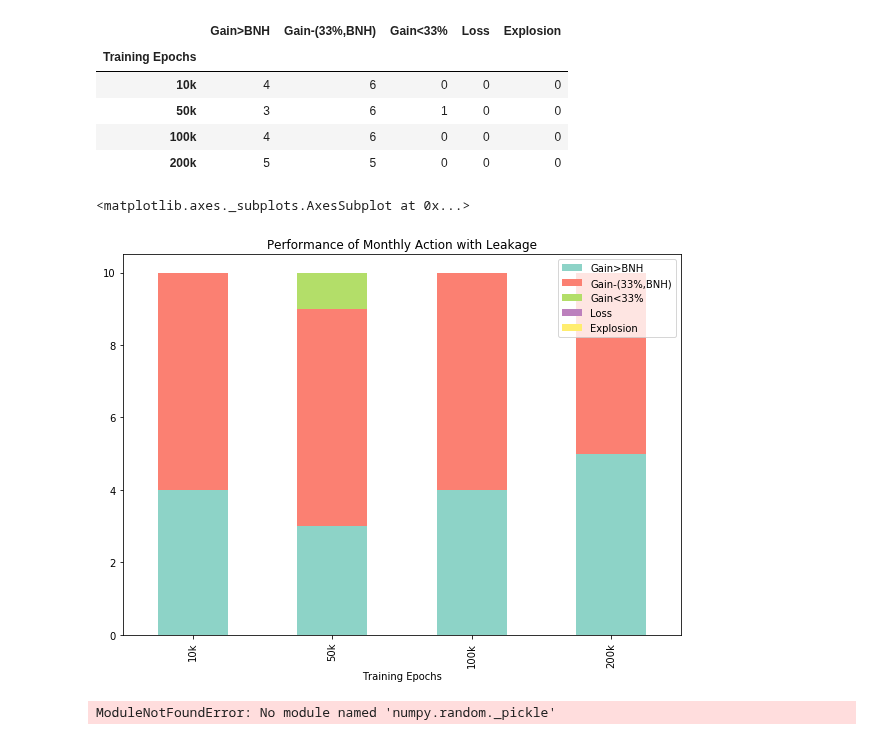
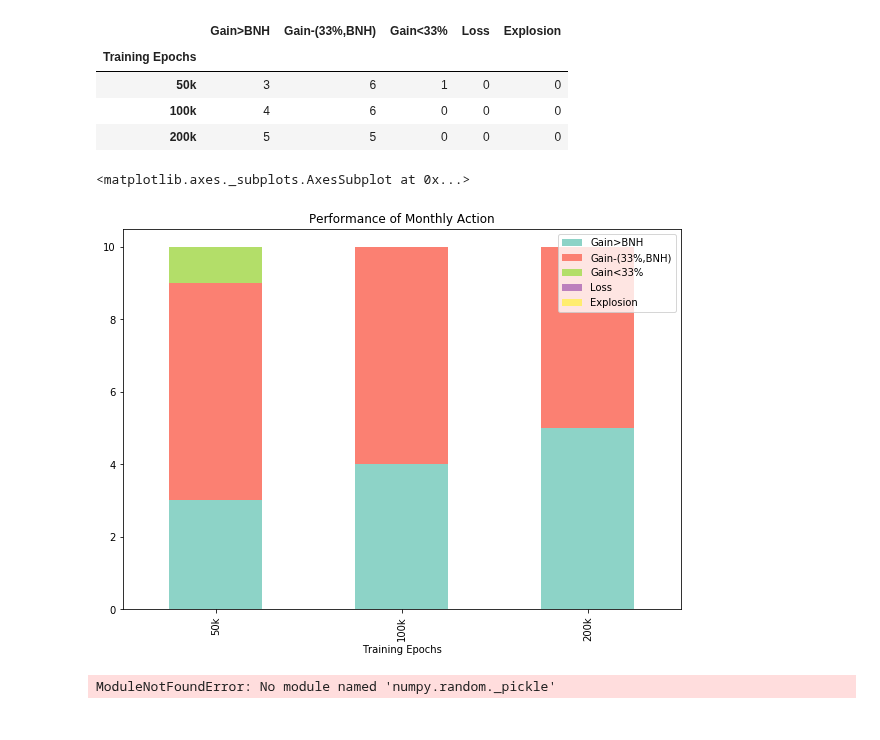
Before and after one commit to lzcaisg/reinforcement_trader, a Jupyter notebook: 0317 Draw Bar Chart for different training epochs.ipynb, the cells around one changed output. Cells and saved outputs as stored; diff of their text form; code cells hidden in the pictures.

```diff
--- a/0317 Draw Bar Chart for different training epochs.ipynb
+++ b/0317 Draw Bar Chart for different training epochs.ipynb
@@ -93,14 +93,14 @@ data = [
 ]
 # %%
 data = [{
-    "Training Epochs": "10k",
-    "Gain>BNH": 4,
-    "Gain-(33%,BNH)": 6,
-    "Gain<33%": 0,
-    "Loss": 0,
-    "Explosion": 0
-},
-    {
+#     "Training Epochs": "10k",
+#     "Gain>BNH": 4,
+#     "Gain-(33%,BNH)": 6,
+#     "Gain<33%": 0,
+#     "Loss": 0,
+#     "Explosion": 0
+# },
+#     {
     "Training Epochs": "50k",
     "Gain>BNH": 3,
     "Gain-(33%,BNH)": 6,
@@ -134,15 +134,14 @@ data_df
 # %% [output]
 |  | Gain>BNH | Gain-(33%,BNH) | Gain<33% | Loss | Explosion |
 | Training Epochs |  |  |  |  |  |
-| 10k | 4 | 6 | 0 | 0 | 0 |
 | 50k | 3 | 6 | 1 | 0 | 0 |
 | 100k | 4 | 6 | 0 | 0 | 0 |
 | 200k | 5 | 5 | 0 | 0 | 0 |
 # %%
-data_df.plot.bar(stacked=True, figsize=(10,7), cmap="Set3", title="Performance of Monthly Action with Leakage")
+data_df.plot.bar(stacked=True, figsize=(10,7), cmap="Set3", title="Performance of Monthly Action")
 # %% [output]
 <matplotlib.axes._subplots.AxesSubplot at 0x...>
-[figure, old version]
+[figure, new version]
 # %%
 import pickle
 import numpy
```
Also changed, not shown: 5 other files.
